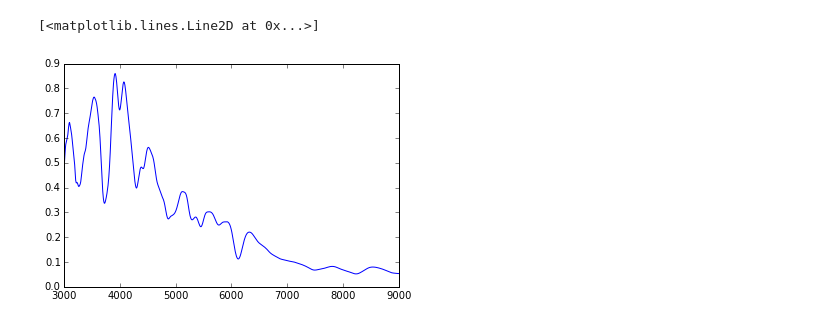
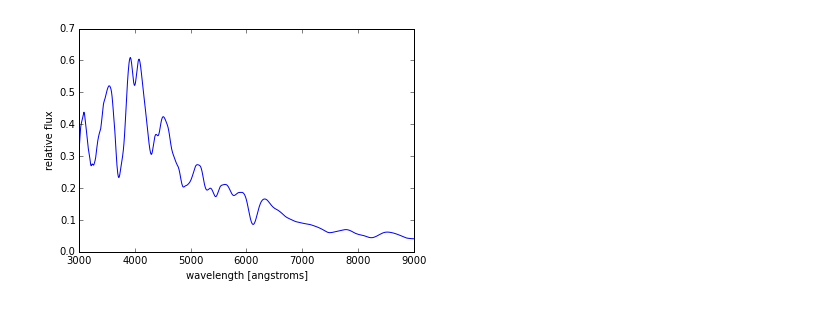
Before and after one commit to saurabhwjha/sncosmo-mlcs2k2-demo, a Jupyter notebook: sncosmo MLCS2k2 demo.ipynb, the cells around one changed output. Saved outputs shown, nothing was run; the diff lists cells and outputs as text; code cells hidden in the pictures.

```diff
--- a/sncosmo MLCS2k2 demo.ipynb
+++ b/sncosmo MLCS2k2 demo.ipynb
@@ -5,13 +6,14 @@ import numpy as np
 import sncosmo
 # %%
-m = sncosmo.MLCS2k2Source()
+source = sncosmo.MLCS2k2Source()
 # %%
-m.set(delta = -0.2)
-phase = [-2.0]
+source.set(delta = 0.2)
+phase = [-3.2]
 wave = np.linspace(3000., 9000., 5000.)
 # %%
 plt.figure()
-plt.plot(wave,m.flux(phase,wave).reshape(len(wave)))
+plt.plot(wave,source.flux(phase,wave).reshape(len(wave)))
+plt.xlabel('wavelength [angstroms]')
+plt.ylabel('relative flux');
 # %% [output]
-[<matplotlib.lines.Line2D at 0x...>]
-[figure, old version]
+[figure, new version]
```
Also changed, not shown: parts of 10 cells of this notebook, 1 other file.
